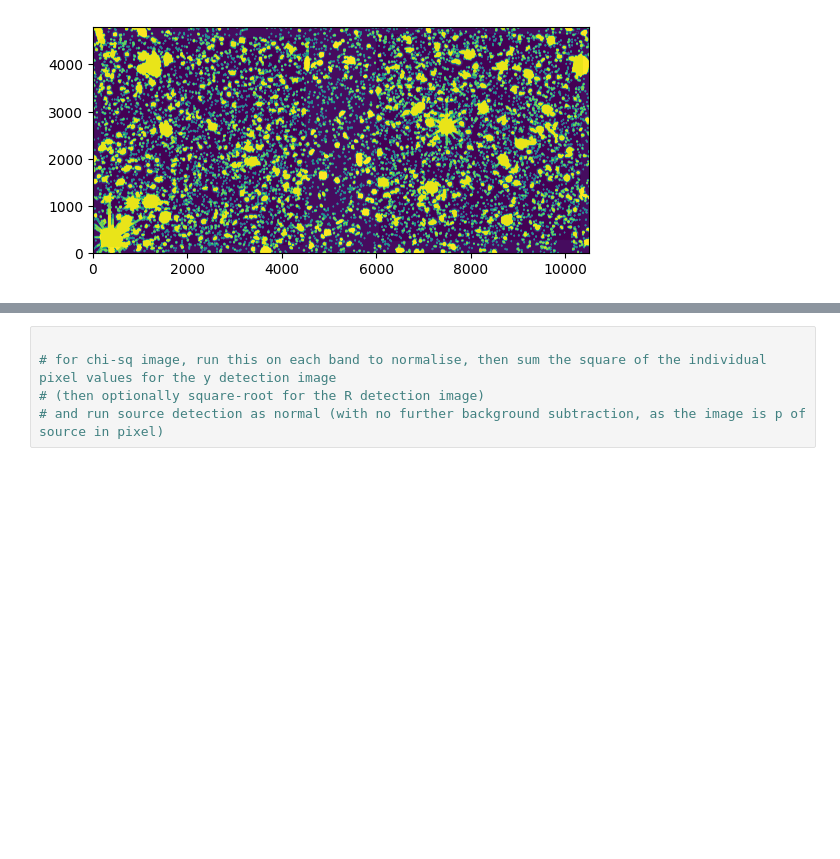
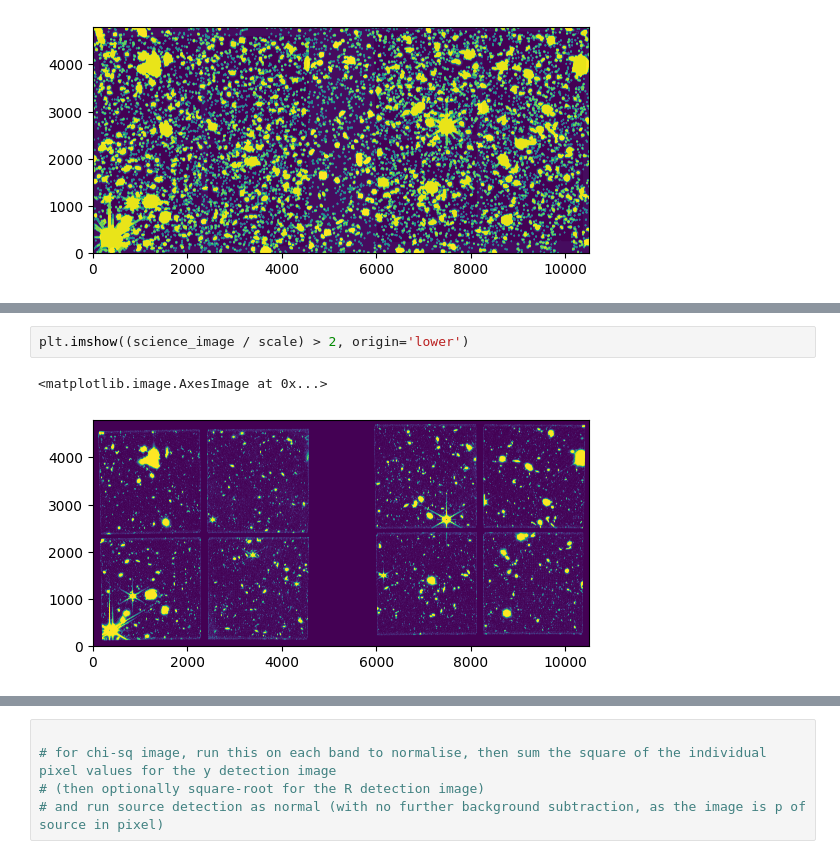
Before and after one commit to mwalmsley/gz-jwst, a Jupyter notebook: gzjwst/catalog_for_survey_chisq.ipynb, the cells around one changed output, grey strips where cells are left out. Cells and saved outputs as stored; diff of their text form; blank space fills up the shorter version.

```diff
--- a/gzjwst/catalog_for_survey_chisq.ipynb
+++ b/gzjwst/catalog_for_survey_chisq.ipynb
@@ -105,0 +131,5 @@ plt.plot(x, y)
+# %%
+plt.imshow((science_image / scale) > 2, origin='lower')
+# %% [output]
+<matplotlib.image.AxesImage at 0x...>
+[figure, added]
```
Also changed, not shown: parts of 18 cells of this notebook, 4 other files.
